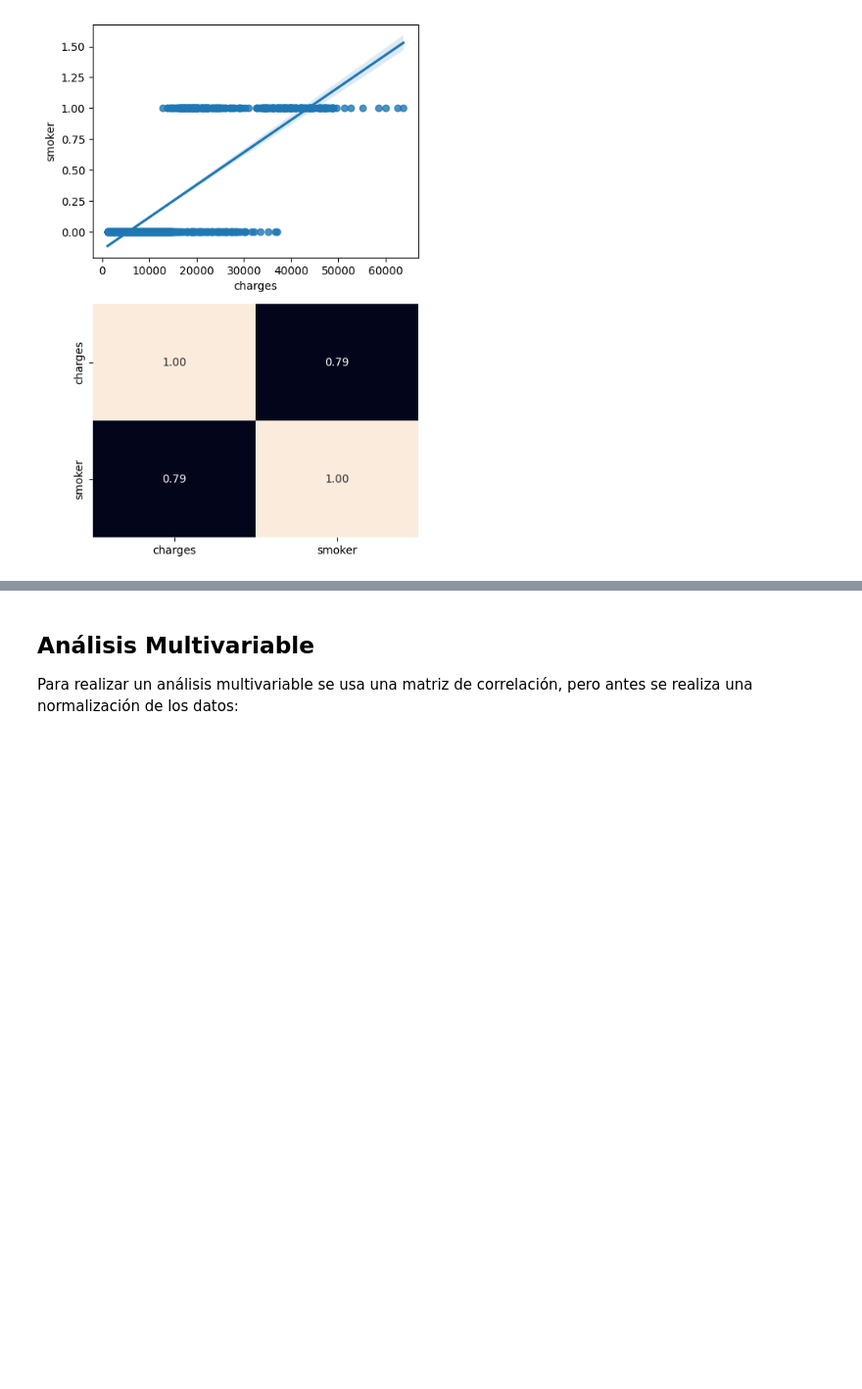
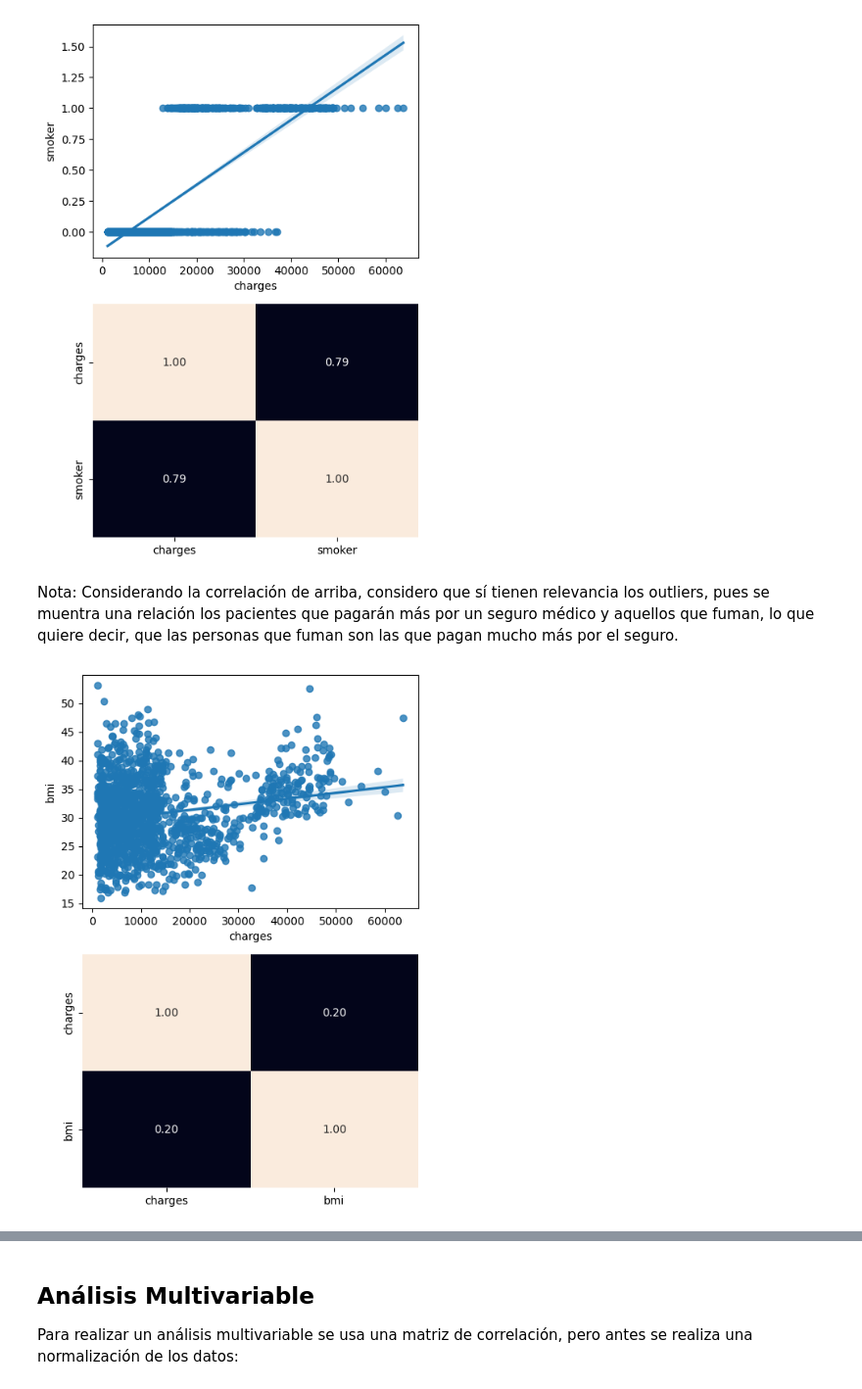
Before and after one commit to Bere333/linear_regression, a Jupyter notebook: src/linear_regresion_explore.ipynb, the cells around one changed output, grey strips where cells are left out. Shown: that part at 98% size. Saved outputs shown, nothing was run; the diff lists cells and outputs as text; code cells hidden in the pictures; blank space fills up the shorter version.

```diff
--- a/src/linear_regresion_explore.ipynb
+++ b/src/linear_regresion_explore.ipynb
@@ -145,3 +145,17 @@ plt.tight_layout()
 plt.show()
 # %% [output]
 [figure]
+# %% [markdown]
+Nota: Considerando la correlación de arriba, considero que sí tienen relevancia los outliers, pues se muentra una relación los
+pacientes que pagarán más por un seguro médico y aquellos que fuman, lo que quiere decir, que las personas que fuman son las que pagan mucho más por el seguro.
+# %%
+fig, axis = plt.subplots(2, 1, figsize = (5, 7))
+
+sns.regplot(ax = axis[0], data = train_data, x = "charges", y = "bmi")
+sns.heatmap(train_data[["charges", "bmi"]].corr(), annot = True, fmt = ".2f", ax = axis[1], cbar = False)
+
+plt.tight_layout()
+
+plt.show()
+# %% [output]
+[figure, added]
```
Also changed, not shown: parts of 3 cells of this notebook.
